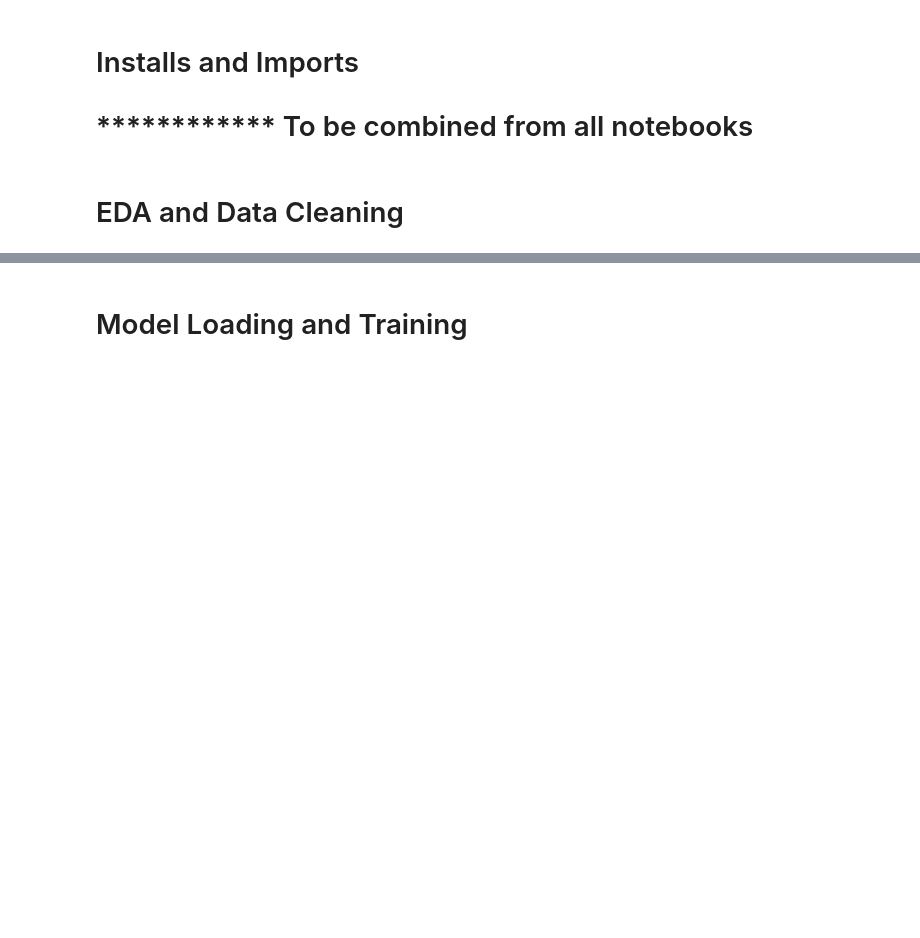
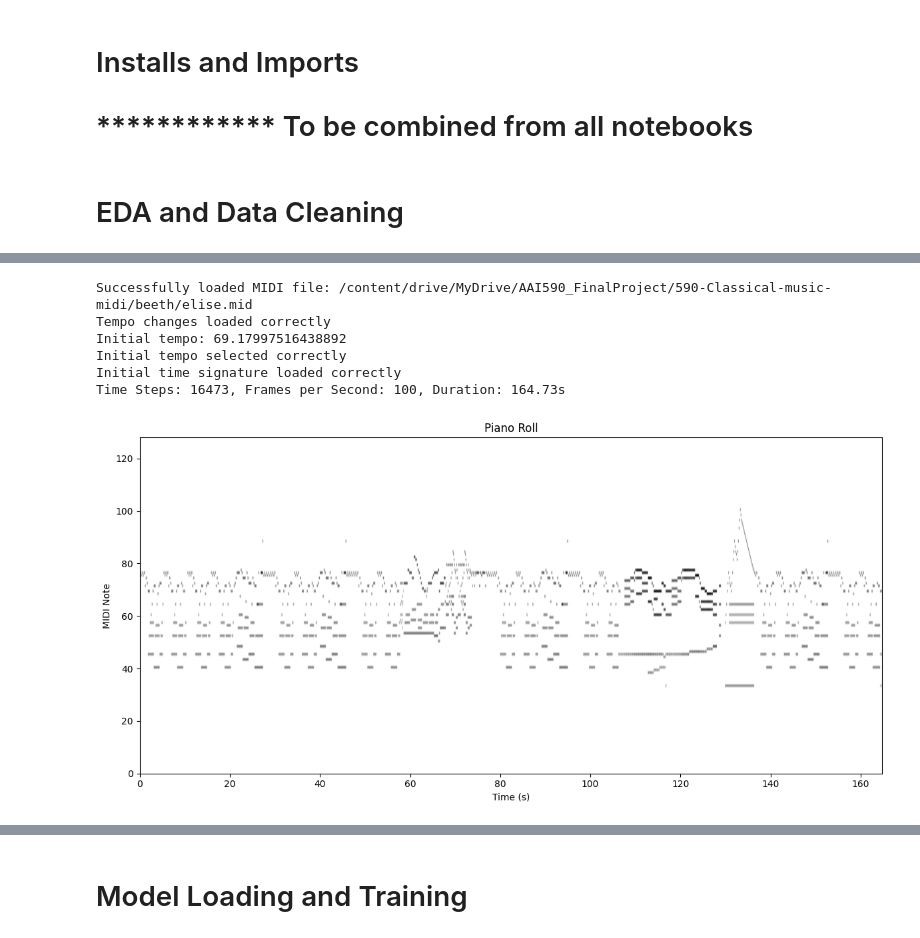
Before and after one commit to mperumal-usd/capstone_team_3, a Jupyter notebook: Combined_Final_Notebook.ipynb, the cells around one changed output, grey strips where cells are left out. Saved outputs shown, nothing was run; the diff lists cells and outputs as text; code cells hidden in the pictures; blank space fills up the shorter version.

```diff
--- a/Combined_Final_Notebook.ipynb
+++ b/Combined_Final_Notebook.ipynb
@@ -21,0 +390,11 @@ Train/Validation: https://www.kaggle.com/datasets/soumikrakshit/classical-music-
+# %%
+sample_path = f'{midi_directory}/beeth/elise.mid'
+plot_piano_roll(sample_path)
+# %% [output]
+Successfully loaded MIDI file: /content/drive/MyDrive/AAI590_FinalProject/590-Classical-music-midi/beeth/elise.mid
+Tempo changes loaded correctly
+Initial tempo: 69.17997516438892
+Initial tempo selected correctly
+Initial time signature loaded correctly
+Time Steps: 16473, Frames per Second: 100, Duration: 164.73s
+[figure, added]
```
Also changed, not shown: parts of 24 cells of this notebook, 1 other file.
